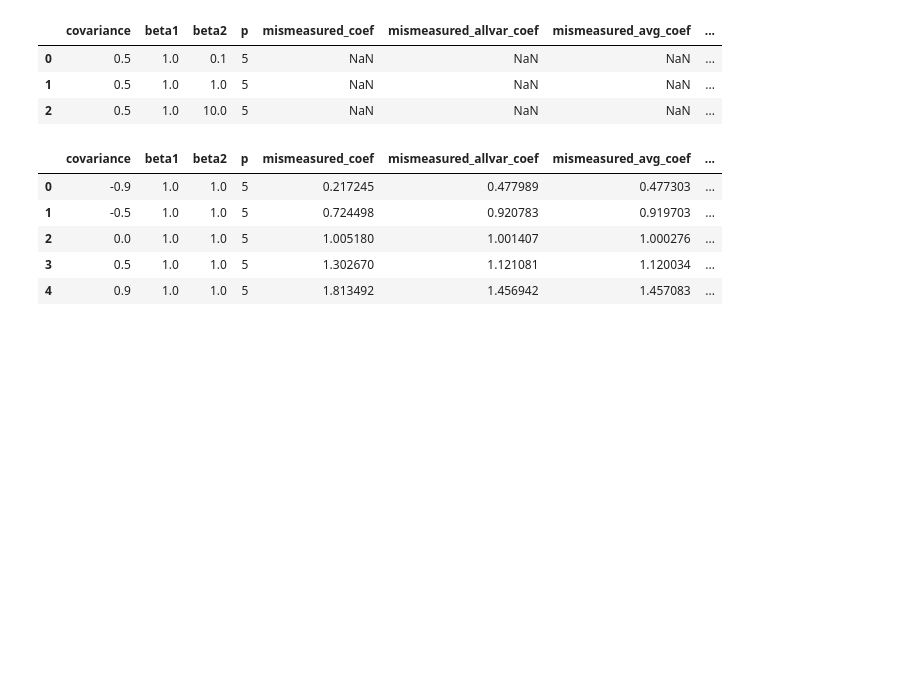
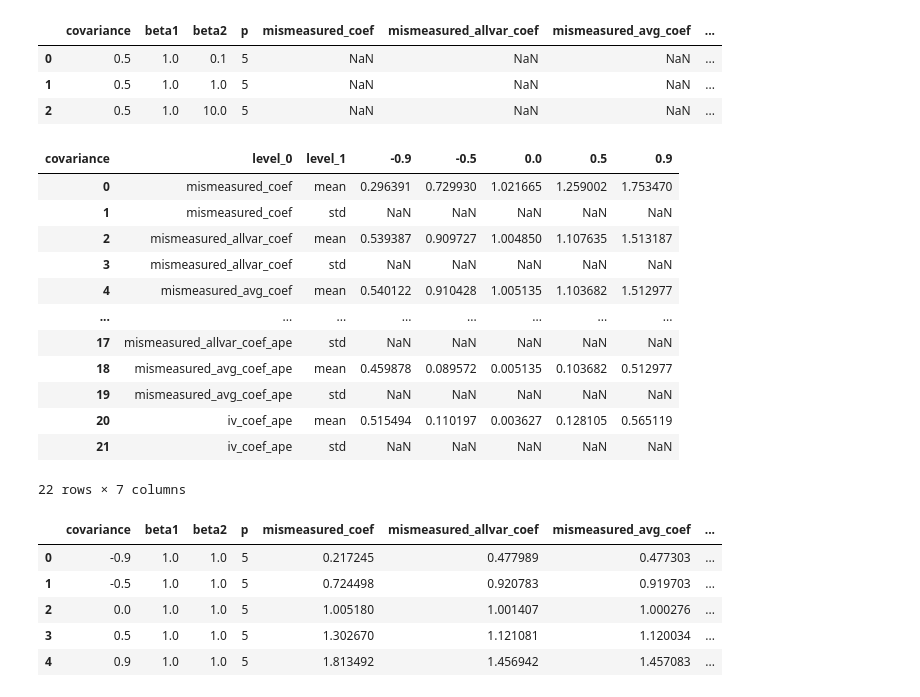
Before and after one commit to ijyliu/ECMA-31330-Project, a Jupyter notebook: Source/Simulations/PCA on Covariates 20210526.ipynb, the cells around one changed output. Cells and saved outputs as stored; diff of their text form; code cells hidden in the pictures; blank space fills up the shorter version.

```diff
--- a/Source/Simulations/PCA on Covariates 20210526.ipynb
+++ b/Source/Simulations/PCA on Covariates 20210526.ipynb
@@ -489,6 +489,30 @@ output.loc[(output['beta1']==1)&(output['p']==5)&(output['covariance'] == 0.5)&(
 | 0 | 0.5 | 1.0 | 0.1 | 5 | NaN | NaN | NaN | ... |
 | 1 | 0.5 | 1.0 | 1.0 | 5 | NaN | NaN | NaN | ... |
 | 2 | 0.5 | 1.0 | 10.0 | 5 | NaN | NaN | NaN | ... |
+# %%
+sim_reg_rho = (output.loc[(output['beta1']==1)&(output['beta2']==1)&(output['p'] == 5)&(output['exp_of_var']=='no')]
+                   .drop(columns=['p', 'beta1', 'beta2'])
+                   .groupby('covariance')
+                   .agg(['mean', 'std'])
+                   .transpose()
+                   .reset_index())
+                   #.rename(columns = {5:'five', 20:'twenty', 50:'fifty'}))
+
+sim_reg_rho
+# %% [output]
+| covariance | level_0 | level_1 | -0.9 | -0.5 | 0.0 | 0.5 | 0.9 |
+| 0 | mismeasured_coef | mean | 0.296391 | 0.729930 | 1.021665 | 1.259002 | 1.753470 |
+| 1 | mismeasured_coef | std | NaN | NaN | NaN | NaN | NaN |
+| 2 | mismeasured_allvar_coef | mean | 0.539387 | 0.909727 | 1.004850 | 1.107635 | 1.513187 |
+| 3 | mismeasured_allvar_coef | std | NaN | NaN | NaN | NaN | NaN |
+| 4 | mismeasured_avg_coef | mean | 0.540122 | 0.910428 | 1.005135 | 1.103682 | 1.512977 |
+| ... | ... | ... | ... | ... | ... | ... | ... |
+| 17 | mismeasured_allvar_coef_ape | std | NaN | NaN | NaN | NaN | NaN |
+| 18 | mismeasured_avg_coef_ape | mean | 0.459878 | 0.089572 | 0.005135 | 0.103682 | 0.512977 |
+| 19 | mismeasured_avg_coef_ape | std | NaN | NaN | NaN | NaN | NaN |
+| 20 | iv_coef_ape | mean | 0.515494 | 0.110197 | 0.003627 | 0.128105 | 0.565119 |
+| 21 | iv_coef_ape | std | NaN | NaN | NaN | NaN | NaN |
+22 rows × 7 columns
 # %%
 output.loc[(output['beta1']==1)&(output['beta2']==1)&(output['p'] == 5)&(output['exp_of_var']=='no')].groupby(['covariance','beta1','beta2','p']).mean().reset_index()
 # %% [output]
```
Also changed, not shown: parts of 13 cells of this notebook, 2 other files.
